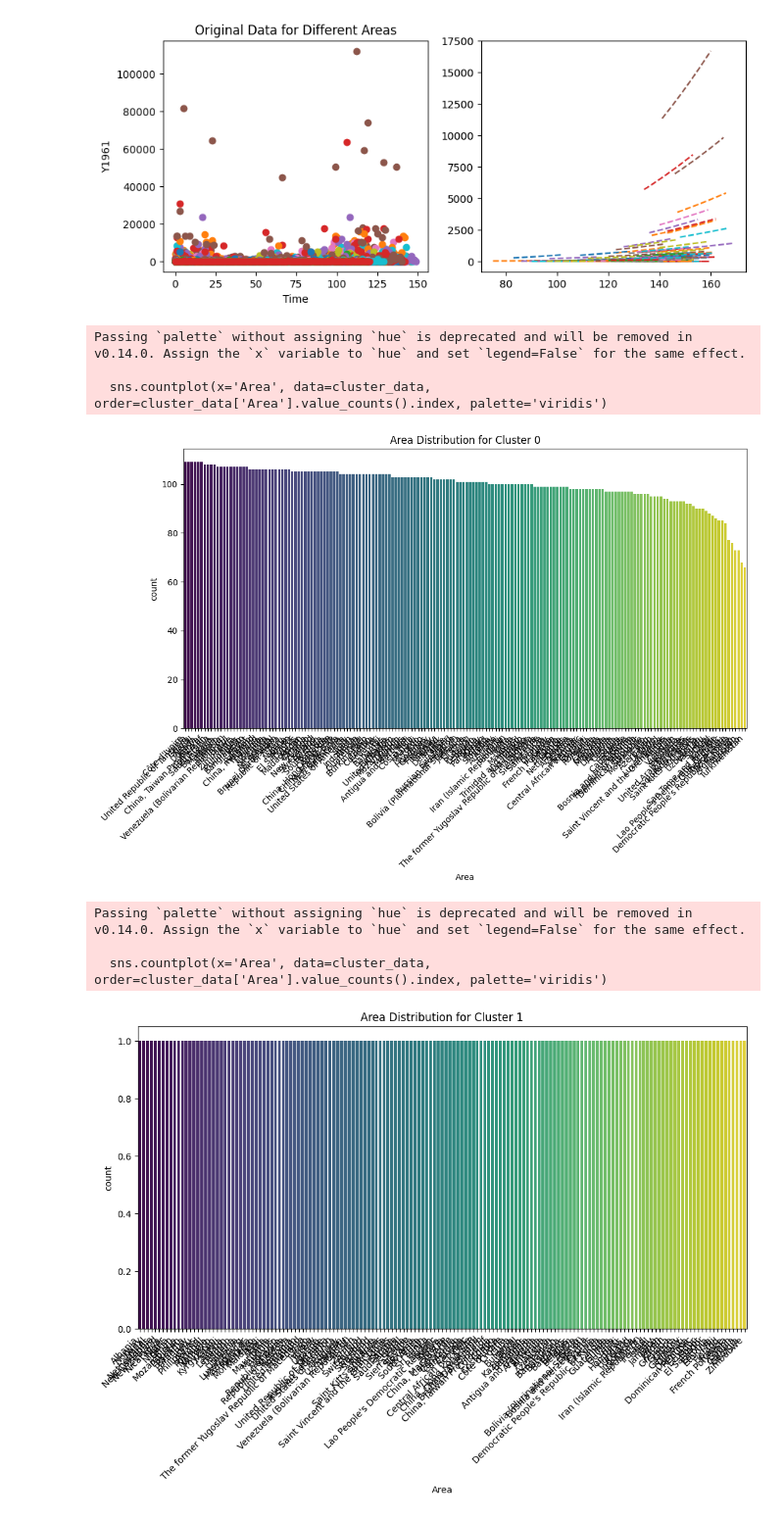
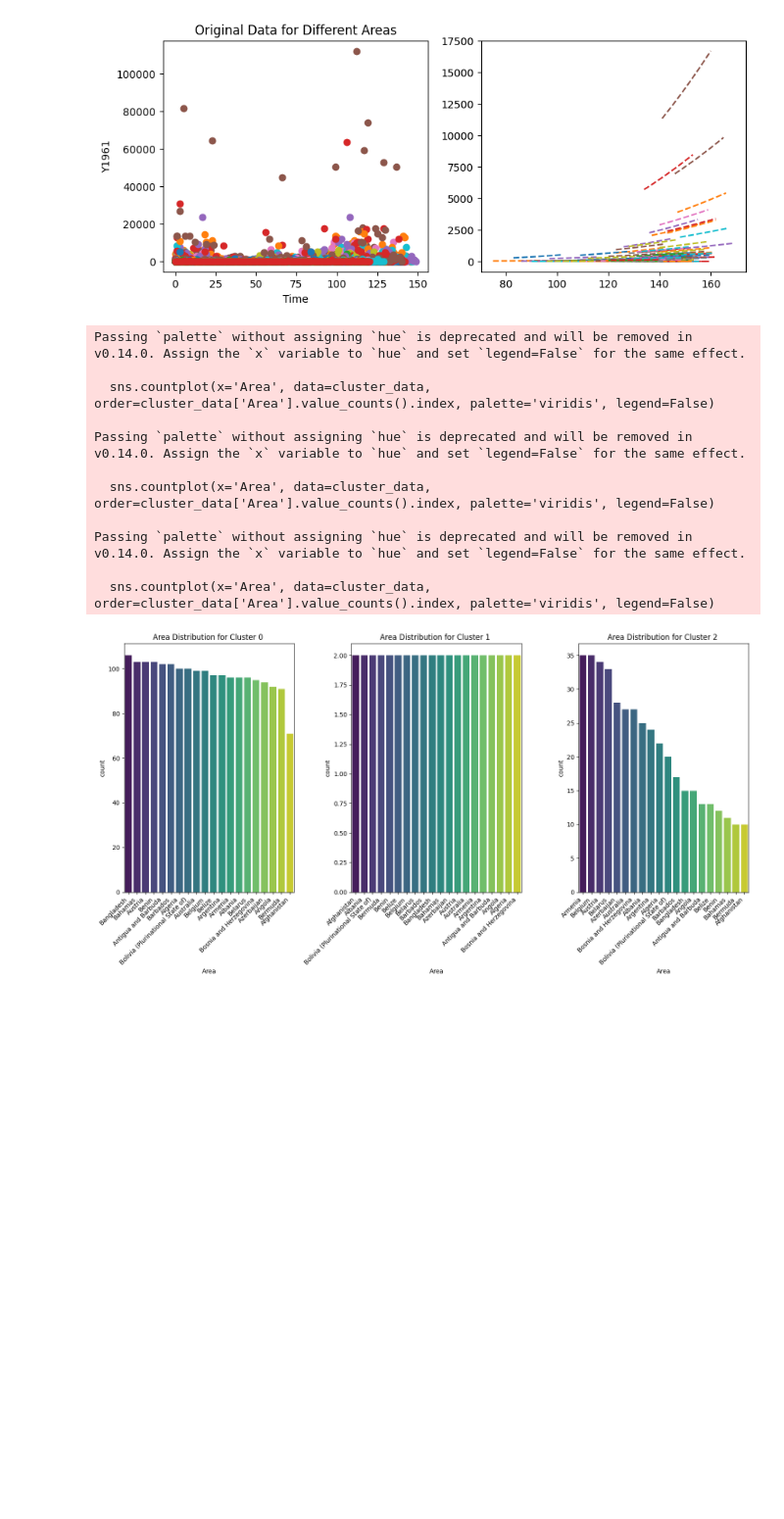
Before and after one commit to ASHIKAMOHAN/-Analyzing-the-Food-and-Agriculture-Organization-Corporate-Dataset-Using-Clustering-and-Fitting-Tech, a Jupyter notebook: Clustering and fitting.ipynb, the cells around one changed output. Shown at 98% size. Saved outputs shown, nothing was run; the diff lists cells and outputs as text; code cells hidden in the pictures; blank space fills up the shorter version.

```diff
--- a/Clustering and fitting.ipynb
+++ b/Clustering and fitting.ipynb
@@ -142,42 +142,87 @@ from sklearn.decomposition import PCA
 from sklearn.compose import ColumnTransformer
 from sklearn.pipeline import make_pipeline
 from sklearn.preprocessing import StandardScaler, OneHotEncoder
 from sklearn.cluster import KMeans
+# selected_features = ['Area', 'Unit', 'Element', 'Item']
+# # Extract the selected features
+# data = fao_data[selected_features]
+# # Identify numeric and non-numeric columns
+# numeric_cols = data.select_dtypes(include=np.number).columns
+# non_numeric_cols = list(set(data.columns) - set(numeric_cols))
+# # Create a ColumnTransformer to handle numeric and non-numeric columns separately
+# preprocessor = ColumnTransformer(
+#     transformers=[
+#         ('numeric', StandardScaler(), numeric_cols),
+#         ('non_numeric', OneHotEncoder(), non_numeric_cols)
+#     ]
+# )
+
+# # Create a pipeline with preprocessing and clustering
+# pipeline = make_pipeline(preprocessor, KMeans(n_clusters=3))
+# # Apply the pipeline
+# clusters = pipeline.fit_predict(data)
+# # Add the cluster information to the DataFrame
+# data_with_clusters = data.copy()
+# data_with_clusters['Cluster'] = clusters
+# # Create separate plots for each cluster
+# for cluster_id in range(3):
+#     plt.figure(figsize=(12, 6))
+#     cluster_data = data_with_clusters[data_with_clusters['Cluster'] == cluster_id]
+#     sns.countplot(x='Area', data=cluster_data, order=cluster_data['Area'].value_counts().index, palette='viridis')
+#     plt.title(f'Area Distribution for Cluster {cluster_id}')
+#     plt.xticks(rotation=45, ha='right')
+#     plt.show()
 selected_features = ['Area', 'Unit', 'Element', 'Item']
-# Extract the selected features
 data = fao_data[selected_features]
+
 # Identify numeric and non-numeric columns
 numeric_cols = data.select_dtypes(include=np.number).columns
 non_numeric_cols = list(set(data.columns) - set(numeric_cols))
+
 # Create a ColumnTransformer to handle numeric and non-numeric columns separately
 preprocessor = ColumnTransformer(
     transformers=[
         ('numeric', StandardScaler(), numeric_cols),
         ('non_numeric', OneHotEncoder(), non_numeric_cols)
     ]
 )
 
 # Create a pipeline with preprocessing and clustering
 pipeline = make_pipeline(preprocessor, KMeans(n_clusters=3))
+
 # Apply the pipeline
 clusters = pipeline.fit_predict(data)
+
 # Add the cluster information to the DataFrame
 data_with_clusters = data.copy()
 data_with_clusters['Cluster'] = clusters
-# Create separate plots for each cluster
+
+# Create a single plot with subplots for each cluster
+plt.figure(figsize=(15, 8))
 for cluster_id in range(3):
-    plt.figure(figsize=(12, 6))
+    plt.subplot(1, 3, cluster_id+1)
     cluster_data = data_with_clusters[data_with_clusters['Cluster'] == cluster_id]
-    sns.countplot(x='Area', data=cluster_data, order=cluster_data['Area'].value_counts().index, palette='viridis')
-    plt.title(f'Area Distribution for Cluster {cluster_id}')
+
+    # Select only the first 20 countries for each cluster
+    first_20_countries = cluster_data['Area'].unique()[:20]
+    cluster_data = cluster_data[cluster_data['Area'].isin(first_20_countries)]
+
+    sns.countplot(x='Area', data=cluster_data, order=cluster_data['Area'].value_counts().index, palette='viridis', legend=False)
+    plt.title(f'Area Distribution for Cluster {cluster_id} ')
     plt.xticks(rotation=45, ha='right')
-    plt.show()
+
+plt.tight_layout()
+plt.show()
 # %% [output]
 Passing `palette` without assigning `hue` is deprecated and will be removed in v0.14.0. Assign the `x` variable to `hue` and set `legend=False` for the same effect.
 
-  sns.countplot(x='Area', data=cluster_data, order=cluster_data['Area'].value_counts().index, palette='viridis')
+  sns.countplot(x='Area', data=cluster_data, order=cluster_data['Area'].value_counts().index, palette='viridis', legend=False)
+
+Passing `palette` without assigning `hue` is deprecated and will be removed in v0.14.0. Assign the `x` variable to `hue` and set `legend=False` for the same effect.
+
+  sns.countplot(x='Area', data=cluster_data, order=cluster_data['Area'].value_counts().index, palette='viridis', legend=False)
+
+Passing `palette` without assigning `hue` is deprecated and will be removed in v0.14.0. Assign the `x` variable to `hue` and set `legend=False` for the same effect.
+
+  sns.countplot(x='Area', data=cluster_data, order=cluster_data['Area'].value_counts().index, palette='viridis', legend=False)
-[figure, old version]
+[figure, new version]
-Passing `palette` without assigning `hue` is deprecated and will be removed in v0.14.0. Assign the `x` variable to `hue` and set `legend=False` for the same effect.
-
-  sns.countplot(x='Area', data=cluster_data, order=cluster_data['Area'].value_counts().index, palette='viridis')
-[figure, removed]
```
Also changed, not shown: parts of 2 cells of this notebook, 2 other files.
